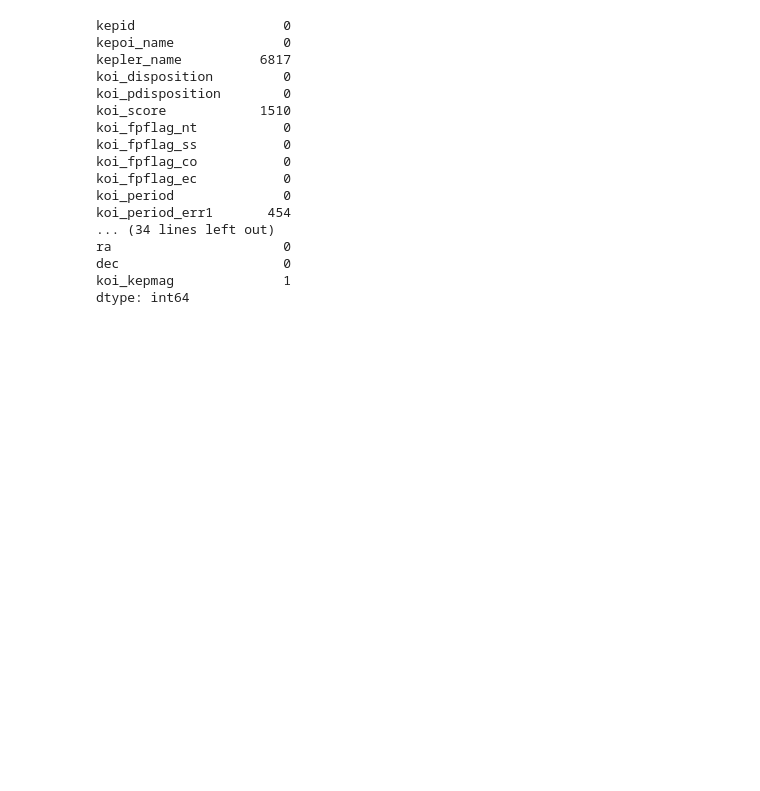
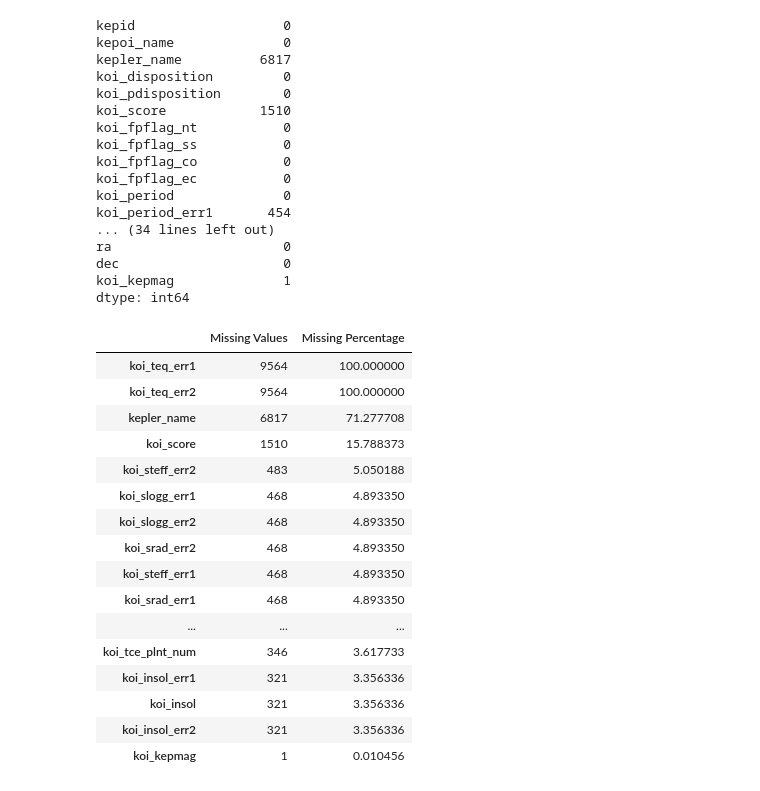
Before and after one commit to devikarapillai/Kepler-Exoplant_Classification, a Jupyter notebook: Nasa Kepler Exoplanent Detection.ipynb, the cells around one changed output. Saved outputs shown, nothing was run; the diff lists cells and outputs as text; code cells hidden in the pictures; blank space fills up the shorter version.

```diff
--- a/Nasa Kepler Exoplanent Detection.ipynb
+++ b/Nasa Kepler Exoplanent Detection.ipynb
@@ -90,3 +78,40 @@ ra                      0
 dec                     0
 koi_kepmag              1
 dtype: int64
+# %%
+# Check missing values
+missing_values = dataset.isnull().sum()
+
+# Calculate missing value percentage
+missing_percentage = (dataset.isnull().sum() / len(dataset)) * 100
+
+# Create a summary table
+missing_summary = pd.DataFrame({
+    'Missing Values': missing_values,
+    'Missing Percentage': missing_percentage
+})
+
+# Display columns with missing values
+missing_summary = missing_summary[
+    missing_summary['Missing Values'] > 0
+].sort_values(by='Missing Percentage', ascending=False)
+
+missing_summary
+# %% [output]
+|  | Missing Values | Missing Percentage |
+| koi_teq_err1 | 9564 | 100.000000 |
+| koi_teq_err2 | 9564 | 100.000000 |
+| kepler_name | 6817 | 71.277708 |
+| koi_score | 1510 | 15.788373 |
+| koi_steff_err2 | 483 | 5.050188 |
+| koi_slogg_err1 | 468 | 4.893350 |
+| koi_slogg_err2 | 468 | 4.893350 |
+| koi_srad_err2 | 468 | 4.893350 |
+| koi_steff_err1 | 468 | 4.893350 |
+| koi_srad_err1 | 468 | 4.893350 |
+| ... | ... | ... |
+| koi_tce_plnt_num | 346 | 3.617733 |
+| koi_insol_err1 | 321 | 3.356336 |
+| koi_insol | 321 | 3.356336 |
+| koi_insol_err2 | 321 | 3.356336 |
+| koi_kepmag | 1 | 0.010456 |
```
Also changed, not shown: parts of 27 cells of this notebook.
